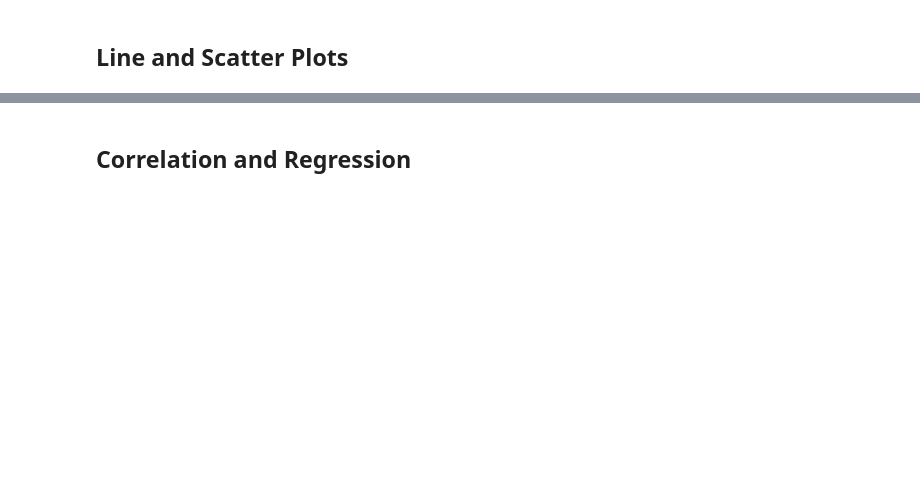
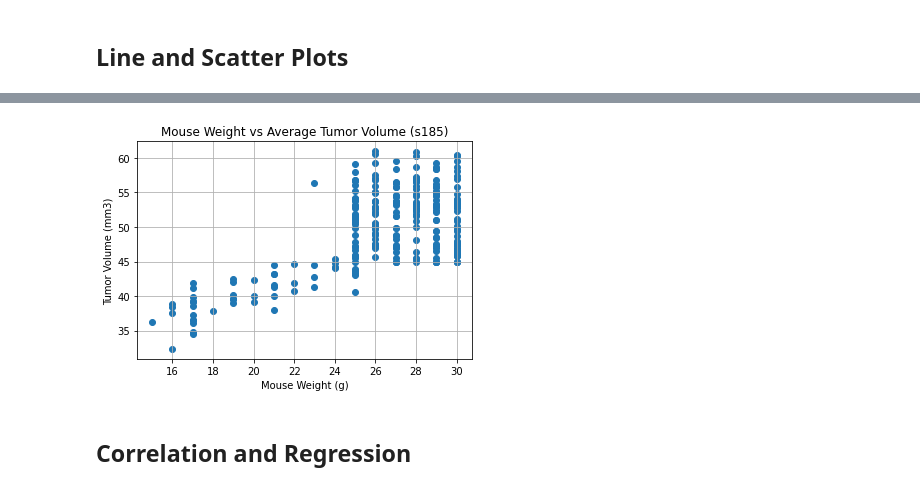
Before and after one commit to MikeEjike/Matplotlib-challenge, a Jupyter notebook: Pymaceuticals/pymaceuticals_starter.ipynb, the cells around one changed output, grey strips where cells are left out. Saved outputs shown, nothing was run; the diff lists cells and outputs as text; code cells hidden in the pictures; blank space fills up the shorter version.

```diff
--- a/Pymaceuticals/pymaceuticals_starter.ipynb
+++ b/Pymaceuticals/pymaceuticals_starter.ipynb
@@ -468,3 +477,17 @@ plt.show()
+# %%
+# Generate a scatter plot of mouse weight versus average tumor volume for the Capomulin regimen
+averages_mouse_data = clean_combined_df.groupby('Mouse ID').mean()
+all_weight = averages_mouse_data['Weight (g)']
+all_tumor_volume = averages_mouse_data['Tumor Volume (mm3)']
+
+plt.scatter(all_weight, all_tumor_volume)
+plt.title('Mouse Weight vs Average Tumor Volume (s185)')
+plt.xlabel('Mouse Weight (g)')
+plt.ylabel('Tumor Volume (mm3)')
+plt.grid()
+plt.show()
+# %% [output]
+[figure, added]
 # %% [markdown]
 ## Correlation and Regression
 # %%
```
Also changed, not shown: parts of 5 cells of this notebook.
